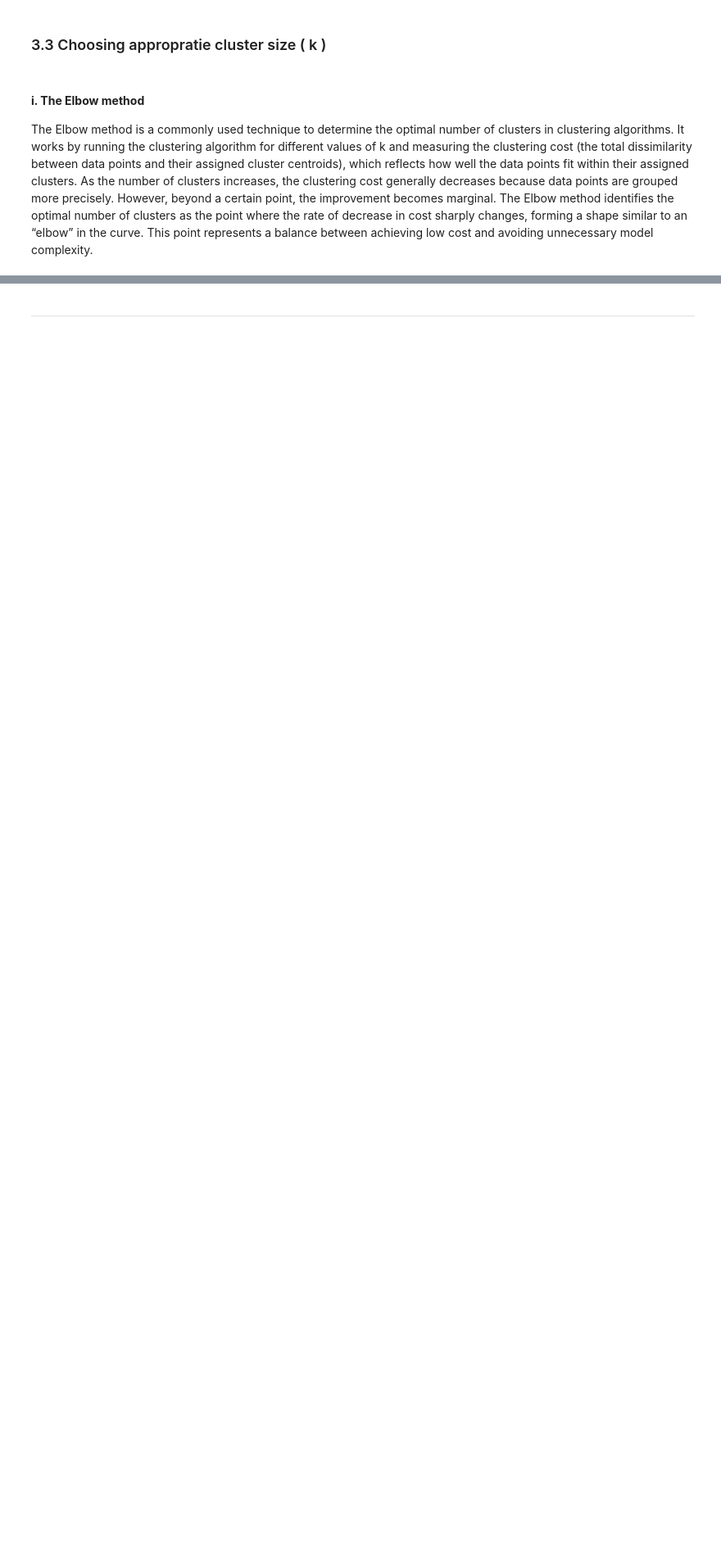
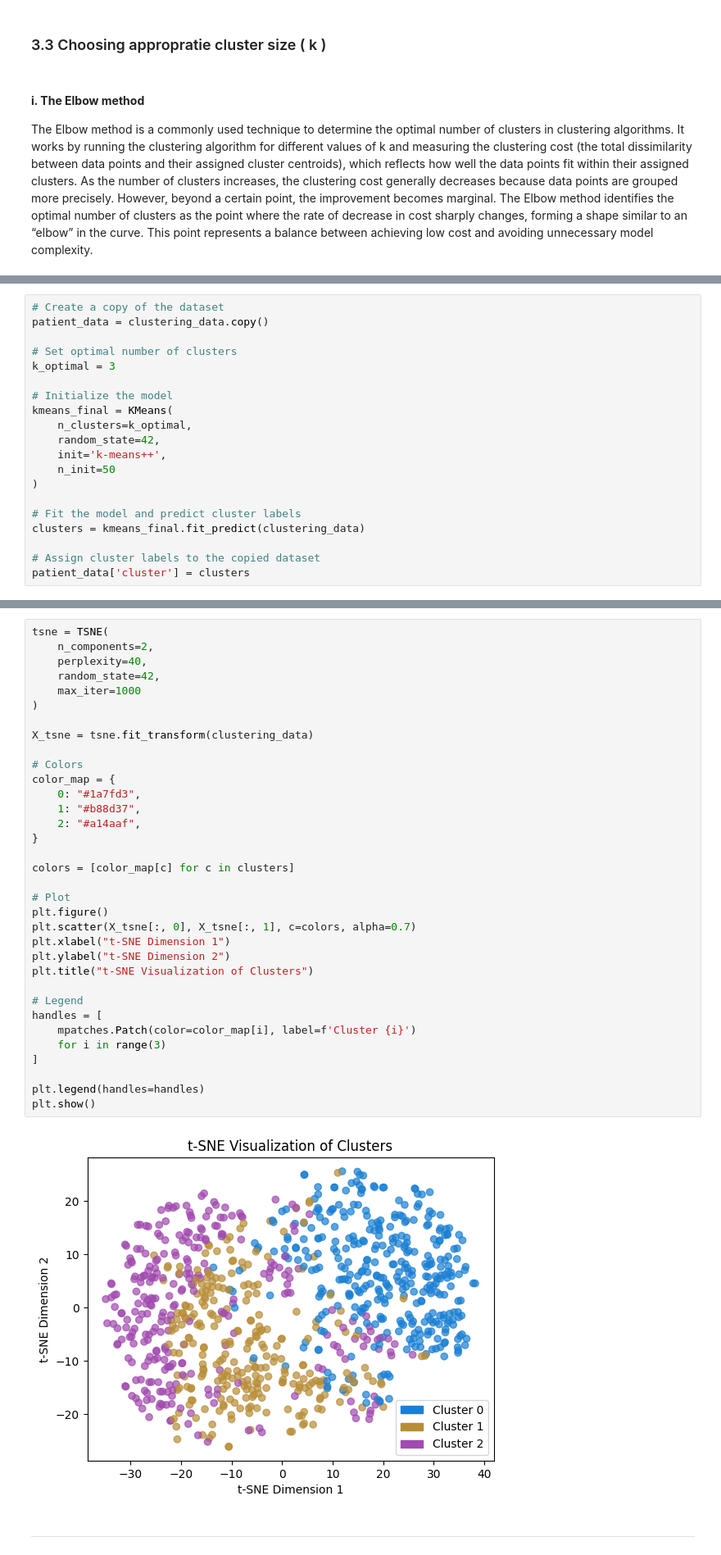
Before and after one commit to Janau00/SWE485-Project-Group9, a Jupyter notebook: Phase2_Unsupervised_Learning.ipynb, the cells around one changed output, grey strips where cells are left out. Shown at 82% size. Drawn from its saved outputs; the diff is of its cells as text; blank space fills up the shorter version.

```diff
--- a/Phase2_Unsupervised_Learning.ipynb
+++ b/Phase2_Unsupervised_Learning.ipynb
@@ -286,0 +295,20 @@ KeyboardInterrupt:
+# %%
+# Create a copy of the dataset
+patient_data = clustering_data.copy()
+
+# Set optimal number of clusters
+k_optimal = 3
+
+# Initialize the model
+kmeans_final = KMeans(
+    n_clusters=k_optimal,
+    random_state=42,
+    init='k-means++',
+    n_init=50
+)
+
+# Fit the model and predict cluster labels
+clusters = kmeans_final.fit_predict(clustering_data)
+
+# Assign cluster labels to the copied dataset
+patient_data['cluster'] = clusters
@@ -287,3 +384,39 @@ KeyboardInterrupt:
+# %%
+tsne = TSNE(
+    n_components=2,
+    perplexity=40,
+    random_state=42,
+    max_iter=1000
+)
+
+X_tsne = tsne.fit_transform(clustering_data)
+
+# Colors
+color_map = {
+    0: "#1a7fd3",
+    1: "#b88d37",
+    2: "#a14aaf",
+}
+
+colors = [color_map[c] for c in clusters]
+
+# Plot
+plt.figure()
+plt.scatter(X_tsne[:, 0], X_tsne[:, 1], c=colors, alpha=0.7)
+plt.xlabel("t-SNE Dimension 1")
+plt.ylabel("t-SNE Dimension 2")
+plt.title("t-SNE Visualization of Clusters")
+
+# Legend
+handles = [
+    mpatches.Patch(color=color_map[i], label=f'Cluster {i}')
+    for i in range(3)
+]
+
+plt.legend(handles=handles)
+plt.show()
+# %% [output]
+[figure, added]
 # %% [markdown]
 ---
 # %% [markdown]
```
Also changed, not shown: parts of 21 cells of this notebook, 1 other file.
